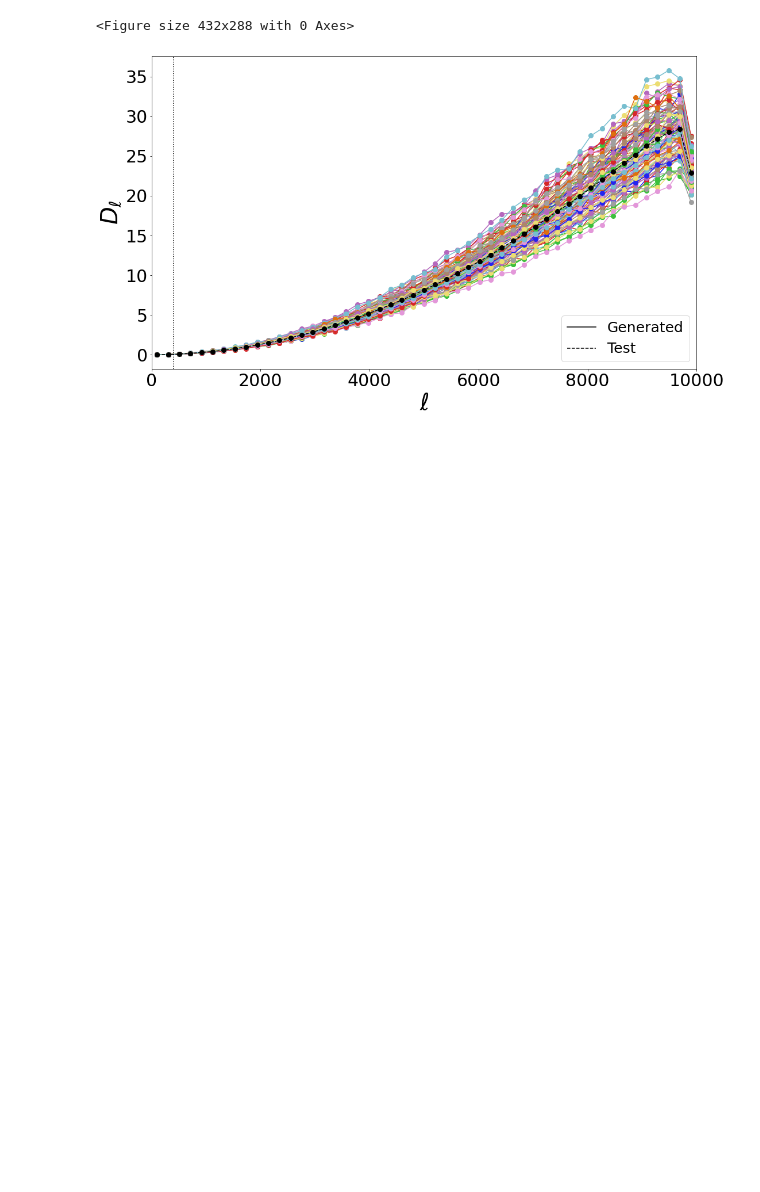
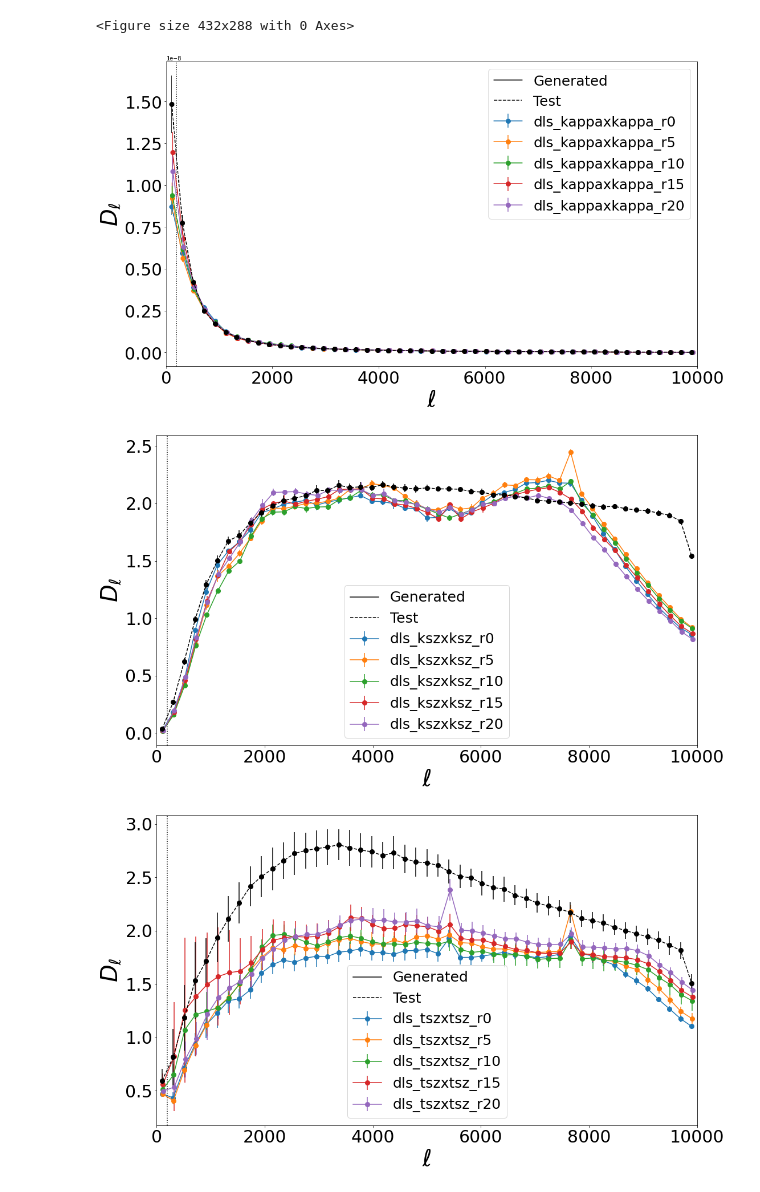
Before and after one commit to dwhan89/cosmikyu, a Jupyter notebook: notebooks/090120_sehgal_validation_spec.ipynb, the cells around one changed output. Cells and saved outputs as stored; diff of their text form; code cells hidden in the pictures; blank space fills up the shorter version.

```diff
--- a/notebooks/090120_sehgal_validation_spec.ipynb
+++ b/notebooks/090120_sehgal_validation_spec.ipynb
@@ -51,9 +60,15 @@ trying to load /home/dwhan89/workspace/pitas/pitas/../output/090620_128x128taper
+# %%
+data_dir = config.default_data_dir
+sehgal_dir = os.path.join(data_dir, 'sehgal')
+stat_dir = os.path.join(sehgal_dir, "stats")
+SDS_test = datasets.SehgalDataSet(sehgal_dir, data_type="test141020", transforms=[], dummy_label=False)
+
+plot_dir = "/home/dwhan89/scratch/outbox/cosmikyu"
+def plot_path(x):
+    return os.path.join(plot_dir, x)
 # %%
-data_dir = config.default_data_dir
-sehgal_dir = os.path.join(data_dir, 'sehgal')
-stat_dir = os.path.join(sehgal_dir, "stats")
-SDS_test = datasets.SehgalDataSet(sehgal_dir, data_type="testv3", transforms=[], dummy_label=False)
-STAT_TEST = stats.STATS("sehgal_cosmoganwgpv6_test", output_dir=stat_dir, overwrite=False)
+
+STAT_TEST = stats.STATS("201020_test_specs_deconv", output_dir=stat_dir, overwrite=False)
 
 def get_data(wcs=bwcs, nside=nside, dataset=SDS_test, taper=True):
     data = SDS_test[0].copy()
@@ -74,8 +89,7 @@ def get_data(wcs=bwcs, nside=nside, dataset=SDS_test, taper=True):
 lmax = 10000
 overwrite = True
 compts = ["kappa", "ksz", "tsz", "ir", "rad"]
-#compts = [ "ir", "rad"]
-subtasks = np.arange(300, dtype=np.int)
+subtasks = np.arange(10, dtype=np.int)
 for sim_idx in subtasks:
     compts = ["kappa", "ksz", "tsz", "ir", "rad"]
     print("processing sim {}".format(sim_idx))
@@ -276,42 +333,48 @@ calculating stats
 # %%
 plt.clf()
-compts = ["rad"]
+compts = ["kappa", "ksz", "tsz", "rad", "ir"]
 for key1 in compts:
     fig = plt.figure(figsize=(17,10))
     ax = fig.gca()
     key2 = key1
     key = [key1, key2]
     key.sort()
     key = "dls_"+"x".join(key)
 
+    mult_fact = 1.1**2 if key1 == "tsza" else 1
+    for save_point in save_points[:]:#,20]:
+        skey = key + "_r" + str(save_point)
+        lbin = STAT_GEN.storage["lbin"][0].copy()
+        dlbin = STAT_GEN.stats[skey]["mean"].copy()*mult_fact
+        std = STAT_GEN.stats[skey]["std"].copy()
+        if key1 == "kappa":
+            dlbin /= lbin**2
+            std /= lbin**2
 
-    for save_point in save_points:#,20]:
-        for sim_idx in range(nsim):
-            skey = key + "_r" + str(save_point)
-            lbin = STAT_GEN_CORR.storage["lbin"][0].copy()
-            dlbin = STAT_GEN_CORR.storage[skey][sim_idx].copy()
-            #std = STAT_GEN.stats[skey]["std"].copy()
-            #print(std)
-            plt.plot(lbin, dlbin,  marker="o",markersize=8)
+        plt.errorbar(lbin+save_point, dlbin, std,  marker="o",markersize=8, label=skey)
+
 
     lbin = STAT_TEST.storage["lbin"][0].copy()
     dlbin = STAT_TEST.stats[key]["mean"].copy()
     std = STAT_TEST.stats[key]["std"].copy()
+    if key1 == "kappa":
+        dlbin /= lbin**2
+        std /= lbin**2
     plt.errorbar(lbin, dlbin, std, marker="o",markersize=8, color="k", ls="--")
-    #plt.plot(l, dls, alpha=0.3, label=key, ls="", marker="o", markersize=4)
-    #plt.plot([],[], label=key, color=color)
     plt.plot([],[], ls="-",label="Generated", color="k")
     plt.plot([],[], ls="--",label="Test", color="k")
     ax.tick_params(axis='both', which='major', labelsize=30)
     ax.tick_params(axis='both', which='minor', labelsize=30)
     plt.ylabel(r"$D_\ell$", fontsize=40)
     plt.xlabel(r"$\ell$", fontsize=40)
     plt.legend(fontsize=25)
     #plt.ylim(1e-7,2e3)
-    plt.axvline(x=400, ls=":", color="k")
+    plt.axvline(x=200, ls=":", color="k")
     plt.xlim(0,10000)
     #plt.yscale("log")
     plt.show()
 # %% [output]
 <Figure size 432x288 with 0 Axes>
-[figure, old version]
+[figure, new version]
+[figure, added]
+[figure, added]
```
Also changed, not shown: parts of 14 cells of this notebook, 40 other files.
